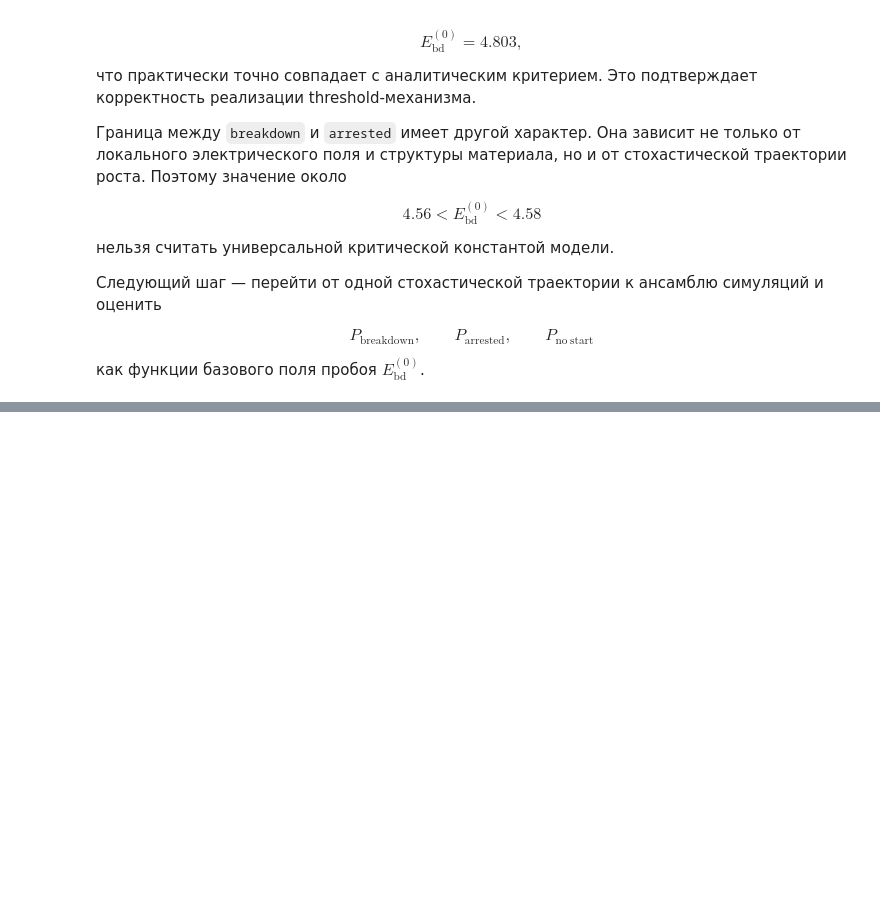
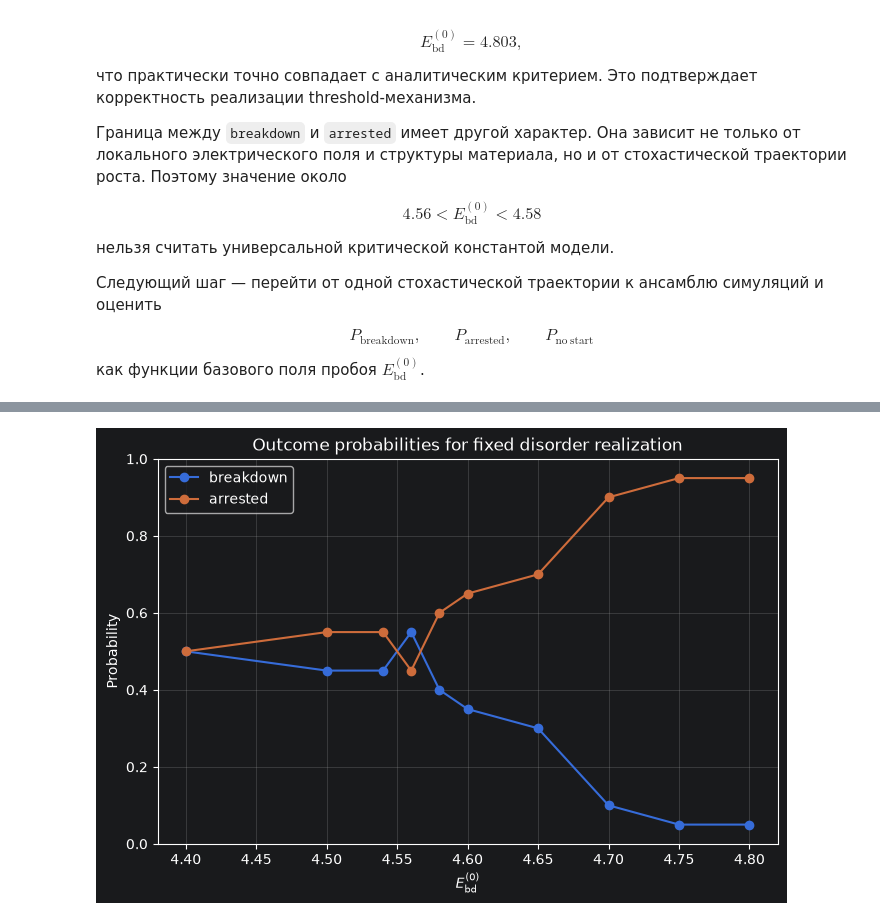
Before and after one commit to the-worst-student/dielectric-breakdown-model, a Jupyter notebook: notebooks/05_disorder_growth.ipynb, the cells around one changed output, grey strips where cells are left out. Drawn from its saved outputs; the diff is of its cells as text; code cells hidden in the pictures; blank space fills up the shorter version.

```diff
--- a/notebooks/05_disorder_growth.ipynb
+++ b/notebooks/05_disorder_growth.ipynb
@@ -790,0 +776,4 @@ $$
+# %%
+results_df = pd.DataFrame(records)
+
+results_df
@@ -790,0 +794,10 @@ $$
+# %%
+probabilities_df = (
+    results_df
+    .groupby(["threshold", "status"])
+    .size()
+    .unstack(fill_value=0)
+    .div(n_seeds)
+)
+
+probabilities_df
@@ -790,0 +840,32 @@ $$
+# %%
+plt.figure(figsize=(8, 5))
+
+plt.plot(
+    probabilities_df.index,
+    probabilities_df["breakdown"],
+    marker="o",
+    label="breakdown",
+)
+
+plt.plot(
+    probabilities_df.index,
+    probabilities_df["arrested"],
+    marker="o",
+    label="arrested",
+)
+
+plt.xlabel(r"$E_{\mathrm{bd}}^{(0)}$")
+plt.ylabel("Probability")
+
+plt.ylim(0, 1)
+
+plt.title(
+    "Outcome probabilities for fixed disorder realization"
+)
+
+plt.grid(alpha=0.3)
+plt.legend()
+
+plt.show()
+# %% [output]
+[figure, added]
```
Also changed, not shown: parts of 6 cells of this notebook, 1 other file.
